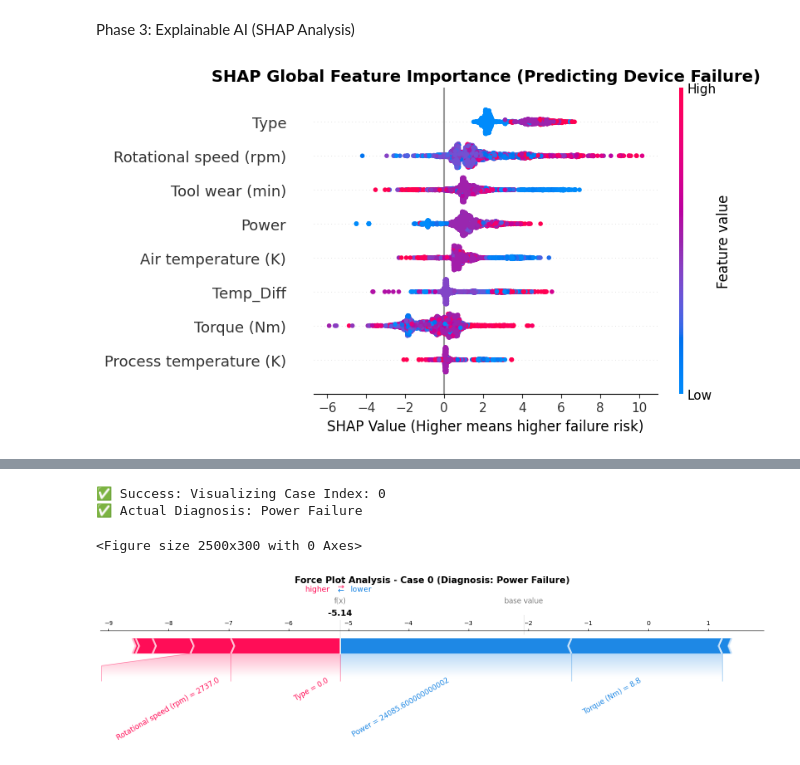
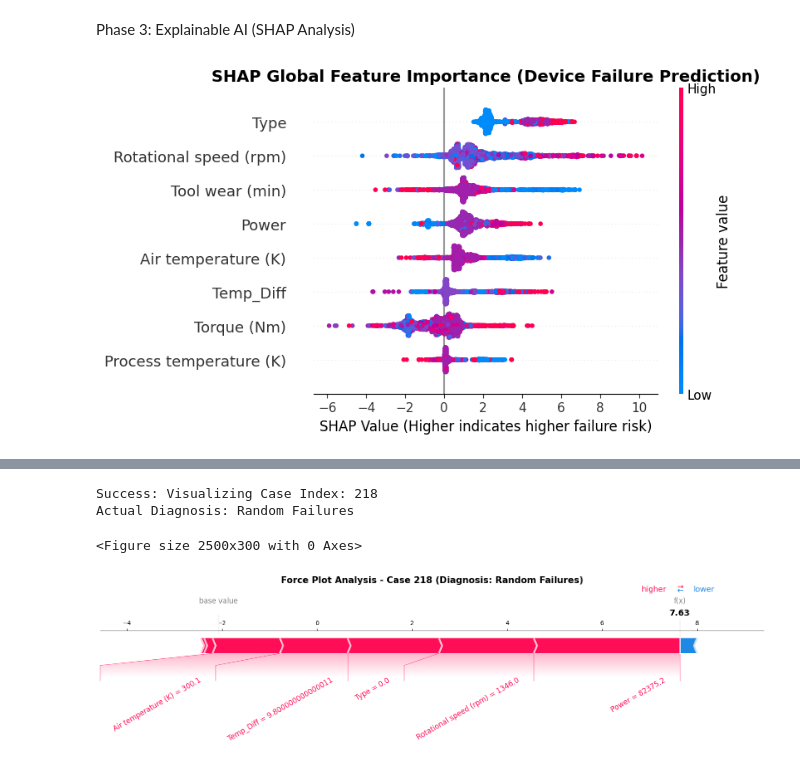
Before and after one commit to meave-cloud/Predictive-Maintenance-PDMI, a Jupyter notebook: AI4I-PMDI 2024を用いた機械故障分類とSHAPによる説明可能AIの実装.ipynb, the cells around one changed output, grey strips where cells are left out. Drawn from its saved outputs; the diff is of its cells as text; code cells hidden in the pictures.

```diff
--- a/AI4I-PMDI 2024を用いた機械故障分類とSHAPによる説明可能AIの実装.ipynb
+++ b/AI4I-PMDI 2024を用いた機械故障分類とSHAPによる説明可能AIの実装.ipynb
@@ -38,22 +65,27 @@ X_train, X_test, y_train, y_test = train_test_split(X, y, test_size=0.2, random_
 # %% [markdown]
 Phase 2: Imbalanced Data Handling & Training
 # %%
-# 1. Handling Missing Values (Median imputation for sensor robustness)
+# 1. Handling Missing Values (Median imputation for robustness)
 imputer = SimpleImputer(strategy='median')
 X_train_imputed = imputer.fit_transform(X_train)
 X_test_imputed = imputer.transform(X_test)
 
 # 2. Address Class Imbalance via SMOTE
-# Failures are rare (approx. 3%), SMOTE helps the model learn failure patterns
+# Failures are rare (~3%), SMOTE helps model learn failure patterns
 sm = SMOTE(random_state=42)
 X_train_res, y_train_res = sm.fit_resample(X_train_imputed, y_train)
+
+print("Original training set shape:", X_train_imputed.shape)
+print("Resampled training set shape:", X_train_res.shape)
+print("Resampled class distribution:\n", pd.Series(y_train_res).value_counts())
 
 # 3. Model Training: LightGBM Classifier
 lgb_model = LGBMClassifier(
     n_estimators=1000,
     learning_rate=0.05,
     random_state=42,
-    importance_type='gain'
+    importance_type='gain',
+    verbose=-1
 )
 lgb_model.fit(X_train_res, y_train_res)
 
@@ -61,6 +93,6 @@ lgb_model.fit(X_train_res, y_train_res)
 y_pred = lgb_model.predict(X_test_imputed)
 y_prob = lgb_model.predict_proba(X_test_imputed)
 
-print("--- Performance Report ---")
+print("\n=== Performance Report ===")
 print(classification_report(y_test, y_pred))
 # %% [output]
@@ -99,86 +125,84 @@ Phase 3: Explainable AI (SHAP Analysis)
 # %%
 # =============================================================================
 # MODEL INTERPRETATION USING SHAP
-# This section provides transparency into how the model makes decisions.
+# This section provides transparency into how the model makes decisions
 # =============================================================================
 
-import shap
-import matplotlib.pyplot as plt
-import pandas as pd
-import numpy as np
-
-# --- 1. Initialize SHAP Explainer ---
-# Converting imputed data back to DataFrame to keep feature names
+# 1. Initialize SHAP Explainer
+# Convert imputed data back to DataFrame to preserve feature names
 X_test_df = pd.DataFrame(X_test_imputed, columns=X.columns)
 explainer = shap.TreeExplainer(lgb_model)
 shap_values = explainer.shap_values(X_test_df)
 
-# --- 2. Global Interpretation: Summary Plot (Fixed for Multi-class) ---
-# This plot shows the top features driving the model's predictions globally.
-# We focus on the 'Failure' class to identify root causes of equipment issues.
+# 2. Global Interpretation: Summary Plot for Multi-class
+# Shows top features driving model predictions globally
+# Focus on failure class to identify equipment failure root causes
 
 plt.figure(figsize=(12, 8))
 
-# Logic to select the correct class index for multi-class SHAP values
+# Select correct class index for multi-class SHAP values
 if isinstance(shap_values, list):
-    # shap_values[1] typically represents the impact for the 'Failure' class
     target_shap_values = shap_values[1]
 elif len(shap_values.shape) == 3:
-    # Handle cases where SHAP returns a 3D array [samples, features, classes]
     target_shap_values = shap_values[:, :, 1]
 else:
     target_shap_values = shap_values
 
 shap.summary_plot(target_shap_values, X_test_df, show=False, max_display=15)
-plt.title("SHAP Global Feature Importance (Predicting Device Failure)", fontsize=14, fontweight='bold')
-plt.xlabel("SHAP Value (Higher means higher failure risk)", fontsize=12)
+plt.title("SHAP Global Feature Importance (Device Failure Prediction)", fontsize=14, fontweight='bold')
+plt.xlabel("SHAP Value (Higher indicates higher failure risk)", fontsize=12)
 plt.tight_layout()
+plt.savefig('Impact of Key Variables on Equipment Failure Risk.png', dpi=300, bbox_inches='tight')
 plt.show()
 
-# --- 3. Local Interpretation: Force Plot (Optimized for Readability) ---
-# Analyzing a specific failure case to see why the model predicted a breakdown.
+# 3. Local Interpretation: Force Plot for Specific Failure Case
+# Analyze why model predicted a specific equipment breakdown
+
 shap.initjs()
 
-# Locate the first failure sample in the test set
-fail_indices = np.where(y_test.values != 'No failure')[0]
+# Find the failure class (class with fewest samples)
+unique_classes, class_counts = np.unique(y_test.values, return_counts=True)
+failure_class = unique_classes[np.argmin(class_counts)]
+fail_indices = np.where(y_test.values == failure_class)[0]
 
 if len(fail_indices) > 0:
     target_idx = fail_indices[0]
     actual_diagnosis = y_test.values[target_idx]
 
-    print(f"✅ Success: Visualizing Case Index: {target_idx}")
-    print(f"✅ Actual Diagnosis: {actual_diagnosis}")
+    print(f"Success: Visualizing Case Index: {target_idx}")
+    print(f"Actual Diagnosis: {actual_diagnosis}")
 
-    # Extract values for the specific sample and failure class
+    # Extract values for specific sample and failure class
     if isinstance(shap_values, list):
         sv = shap_values[1][target_idx]
         ev = explainer.expected_value[1] if isinstance(explainer.expected_value, (list, np.ndarray)) else explainer.expected_value
     else:
         sv = target_shap_values[target_idx]
         ev = explainer.expected_value[1] if isinstance(explainer.expected_value, (list, np.ndarray)) else explainer.expected_value
 
-    # Fix Overlap: Using a wide figure and contribution threshold
+    # Generate force plot with readability optimization
     plt.figure(figsize=(25, 3))
     shap.force_plot(
         ev,
         sv,
         X_test_df.iloc[target_idx, :],
         matplotlib=True,
         show=False,
-        contribution_threshold=0.15, # Hide minor features to prevent label overlap
-        text_rotation=30             # Angle text to prevent collisions
+        contribution_threshold=0.15,
+        text_rotation=30
     )
 
     plt.title(f"Force Plot Analysis - Case {target_idx} (Diagnosis: {actual_diagnosis})",
               pad=80, fontsize=15, fontweight='bold')
+    plt.savefig('Root Cause Diagnostics for a Specific Failure Event.png', dpi=300, bbox_inches='tight')
     plt.show()
 
 else:
-    print("⚠️ Warning: No failure samples found in the current test set.")
+    print("Warning: No failure samples found in test set.")
 # %% [output]
-[figure, old version]
+[figure, new version]
 [interactive output not drawn]
-✅ Success: Visualizing Case Index: 0
-✅ Actual Diagnosis: Power Failure
+Success: Visualizing Case Index: 218
+Actual Diagnosis: Random Failures
 <Figure size 2500x300 with 0 Axes>
-[figure, old version]
+[figure, new version]
```
Also changed, not shown: parts of 2 cells of this notebook, 3 other files.
